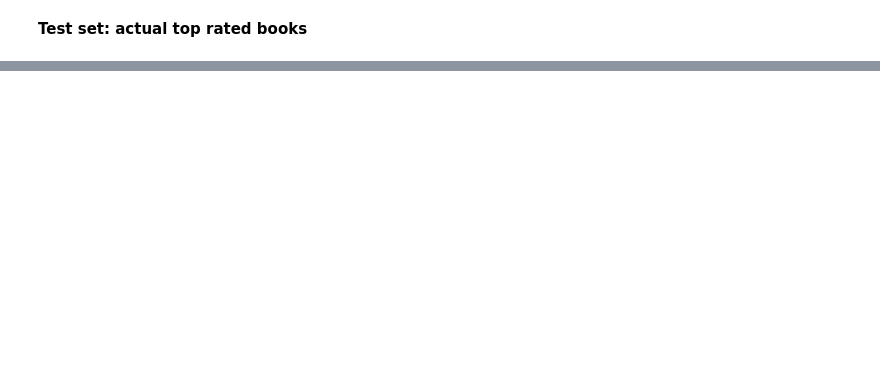
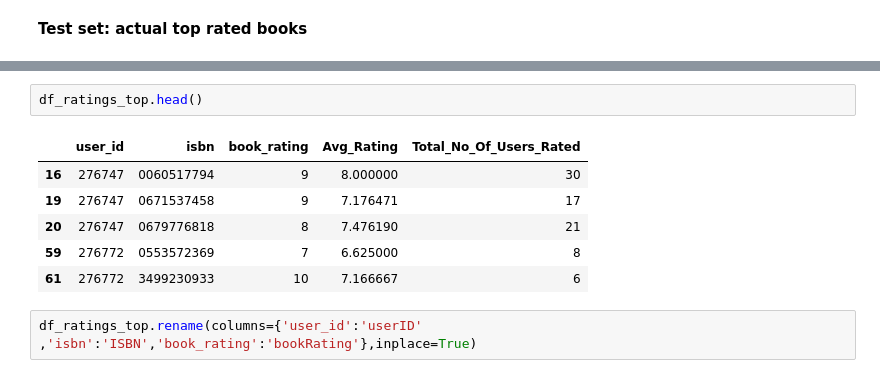
Before and after one commit to Hiteshlko1/Book-Recommendation-system, a Jupyter notebook: Book_Recommendation_System_Capstone_Hitesh_Verma.ipynb, the cells around one changed output, grey strips where cells are left out. Drawn from its saved outputs; the diff is of its cells as text; blank space fills up the shorter version.

```diff
--- a/Book_Recommendation_System_Capstone_Hitesh_Verma.ipynb
+++ b/Book_Recommendation_System_Capstone_Hitesh_Verma.ipynb
@@ -739,0 +753,11 @@ df_user[df_user['pred_rating'].notna()].sort_values('book_rating', ascending=Fal
+# %%
+df_ratings_top.head()
+# %% [output]
+|  | user_id | isbn | book_rating | Avg_Rating | Total_No_Of_Users_Rated |
+| 16 | 276747 | 0060517794 | 9 | 8.000000 | 30 |
+| 19 | 276747 | 0671537458 | 9 | 7.176471 | 17 |
+| 20 | 276747 | 0679776818 | 8 | 7.476190 | 21 |
+| 59 | 276772 | 0553572369 | 7 | 6.625000 | 8 |
+| 61 | 276772 | 3499230933 | 10 | 7.166667 | 6 |
+# %%
+df_ratings_top.rename(columns={'user_id':'userID' ,'isbn':'ISBN','book_rating':'bookRating'},inplace=True)
```
Also changed, not shown: parts of 36 cells of this notebook.
